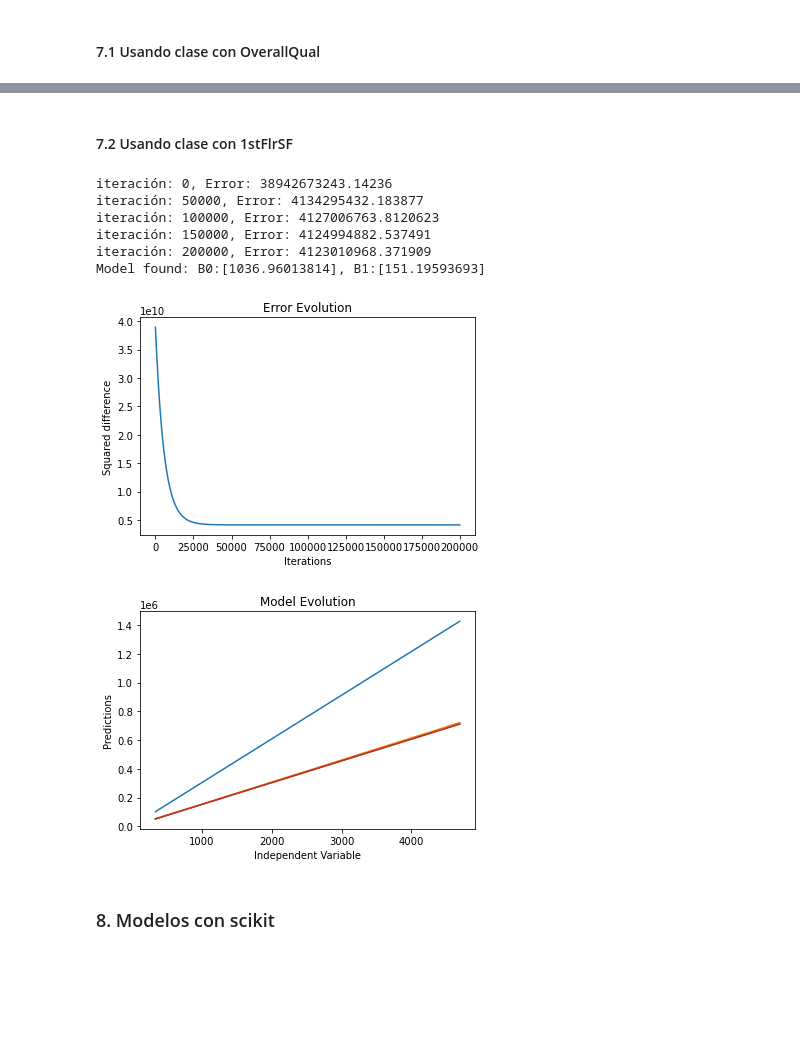
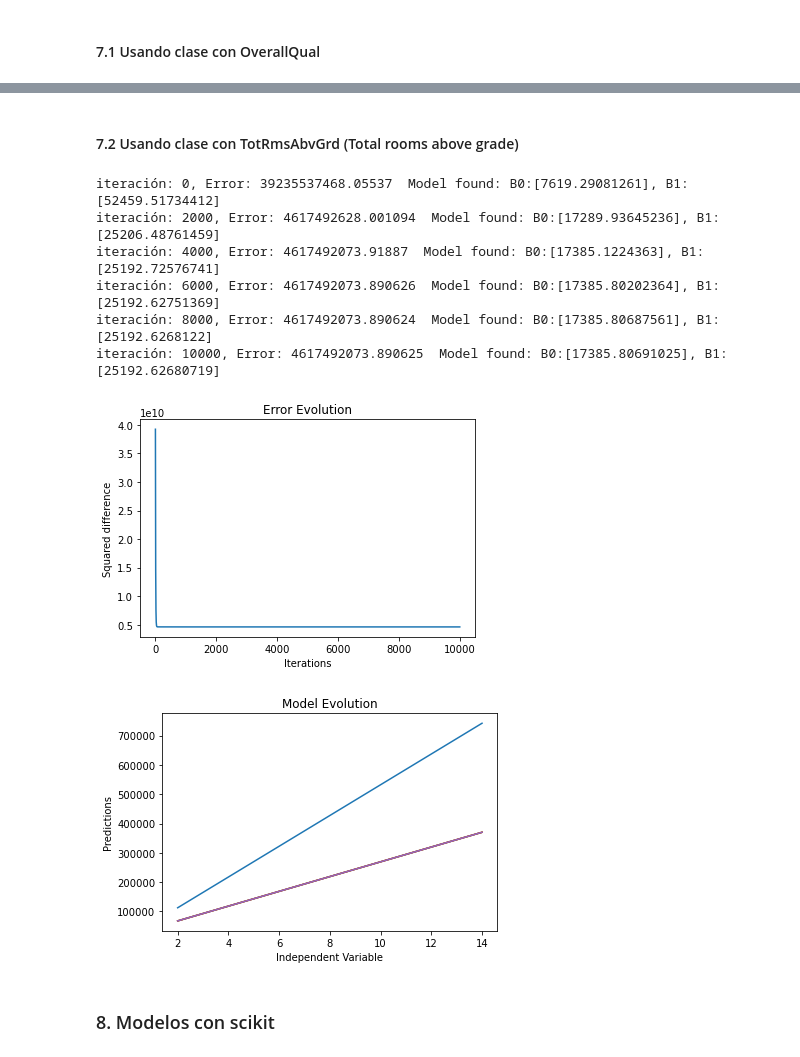
Before and after one commit to meuca/DS_Python, a Jupyter notebook: ProyectoPython/ProyectoFinal.ipynb, the cells around one changed output, grey strips where cells are left out. Saved outputs shown, nothing was run; the diff lists cells and outputs as text; code cells hidden in the pictures; blank space fills up the shorter version.

```diff
--- a/ProyectoPython/ProyectoFinal.ipynb
+++ b/ProyectoPython/ProyectoFinal.ipynb
@@ -160,7 +160,7 @@ class myGradeDescend:
         currentError, currentGradients = 0, 0
 
         #format data for matricial operations
-        betas, x, y = np.array([[0], [0]]), np.array(x).reshape(-1, 1), np.array(y).reshape(-1, 1)
+        betas, x, y = np.array([[1], [1]]), np.array(x).reshape(-1, 1), np.array(y).reshape(-1, 1)
         m = np.hstack([x, np.ones_like(x)])
 
         for i in range(epochs+1):                                     #iterating based on epochs
@@ -171,8 +171,7 @@ class myGradeDescend:
             betas = betas-(currentGradients*learningRate)             #update betas
             models.append(betas.reshape(1,-1))                        #store model
             if(i % periodoError == 0):
-                print(f'iteración: {i}, Error: {currentError}')
-        print(f'Model found: B0:{betas[1]}, B1:{betas[0]}')
+                print(f'iteración: {i}, Error: {currentError}  Model found: B0:{betas[1]}, B1:{betas[0]}')
 
         return models, err
 
@@ -201,6 +200,28 @@ class myGradeDescend:
             ])
             plt.plot(independent, dependent)
         plt.show()
+
+    @staticmethod
+    def EvaluateModel(xToValidate, yToValidate, manualModel, sciKitModel):
+        xToValidate, yToValidate = np.array(xToValidate).reshape(-1, 1), np.array(yToValidate).reshape(-1, 1)
+        xToValidate = np.hstack([xToValidate, np.ones_like(xToValidate)])
+        manualValidation = np.matmul(xToValidate, manualModel)
+        scikitValidation = np.matmul(xToValidate, sciKitModel)
+        averageValidation = (manualValidation+scikitValidation)/2
+
+        manualError = np.mean((manualValidation-yToValidate)**2)
+        scikitError = np.mean((scikitValidation-yToValidate)**2)
+        averageError = np.mean((averageValidation-yToValidate)**2)
+
+        xLabels = np.array(['Manual', 'Scikit', 'Average'])
+        barList = plt.bar(xLabels, np.array([manualError, scikitError, averageError]))
+        barList[0].set_color('r')
+        barList[1].set_color('g')
+        barList[2].set_color('b')
+        plt.title('Comparación Errores Modelos \n manual, scikit y promedio')
+        plt.show()
+
+        return manualValidation, scikitValidation, averageValidation
 # %% [markdown]
 ### 7. Utilzando la clase desarrollada
 # %% [markdown]
@@ -222,18 +242,18 @@ Model found: B0:[-94928.67616961], B1:[45314.31627802]
 # %% [markdown]
-#### 7.2 Usando clase con 1stFlrSF
+#### 7.2 Usando clase con TotRmsAbvGrd (Total rooms above grade)
 # %%
-FirstFloorModels, FirstFloorErrors = myGradeDescend.calculateModels(trainingData['1stFlrSF'], trainingData['SalePrice'], 200000, 50000, 0.00000132725)
-myGradeDescend.graphErrorEvolution(FirstFloorErrors)
-myGradeDescend.graphModelEvolution(trainingData['1stFlrSF'], FirstFloorModels, 50000)
+TotalRoomsModels, TotalRoomsErrors = myGradeDescend.calculateModels(trainingData['TotRmsAbvGrd'], trainingData['SalePrice'], 10000, 2000, 0.042)
+myGradeDescend.graphErrorEvolution(TotalRoomsErrors)
+myGradeDescend.graphModelEvolution(trainingData['TotRmsAbvGrd'], TotalRoomsModels, 2000)
 # %% [output]
-iteración: 0, Error: 38942673243.14236
-iteración: 50000, Error: 4134295432.183877
-iteración: 100000, Error: 4127006763.8120623
-iteración: 150000, Error: 4124994882.537491
-iteración: 200000, Error: 4123010968.371909
-Model found: B0:[1036.96013814], B1:[151.19593693]
+iteración: 0, Error: 39235537468.05537  Model found: B0:[7619.29081261], B1:[52459.51734412]
+iteración: 2000, Error: 4617492628.001094  Model found: B0:[17289.93645236], B1:[25206.48761459]
+iteración: 4000, Error: 4617492073.91887  Model found: B0:[17385.1224363], B1:[25192.72576741]
+iteración: 6000, Error: 4617492073.890626  Model found: B0:[17385.80202364], B1:[25192.62751369]
+iteración: 8000, Error: 4617492073.890624  Model found: B0:[17385.80687561], B1:[25192.6268122]
+iteración: 10000, Error: 4617492073.890625  Model found: B0:[17385.80691025], B1:[25192.62680719]
-[figure, old version]
+[figure, new version]
-[figure, old version]
+[figure, new version]
 # %% [markdown]
 ### 8. Modelos con scikit
 # %% [markdown]
```
Also changed, not shown: parts of 18 cells of this notebook.
